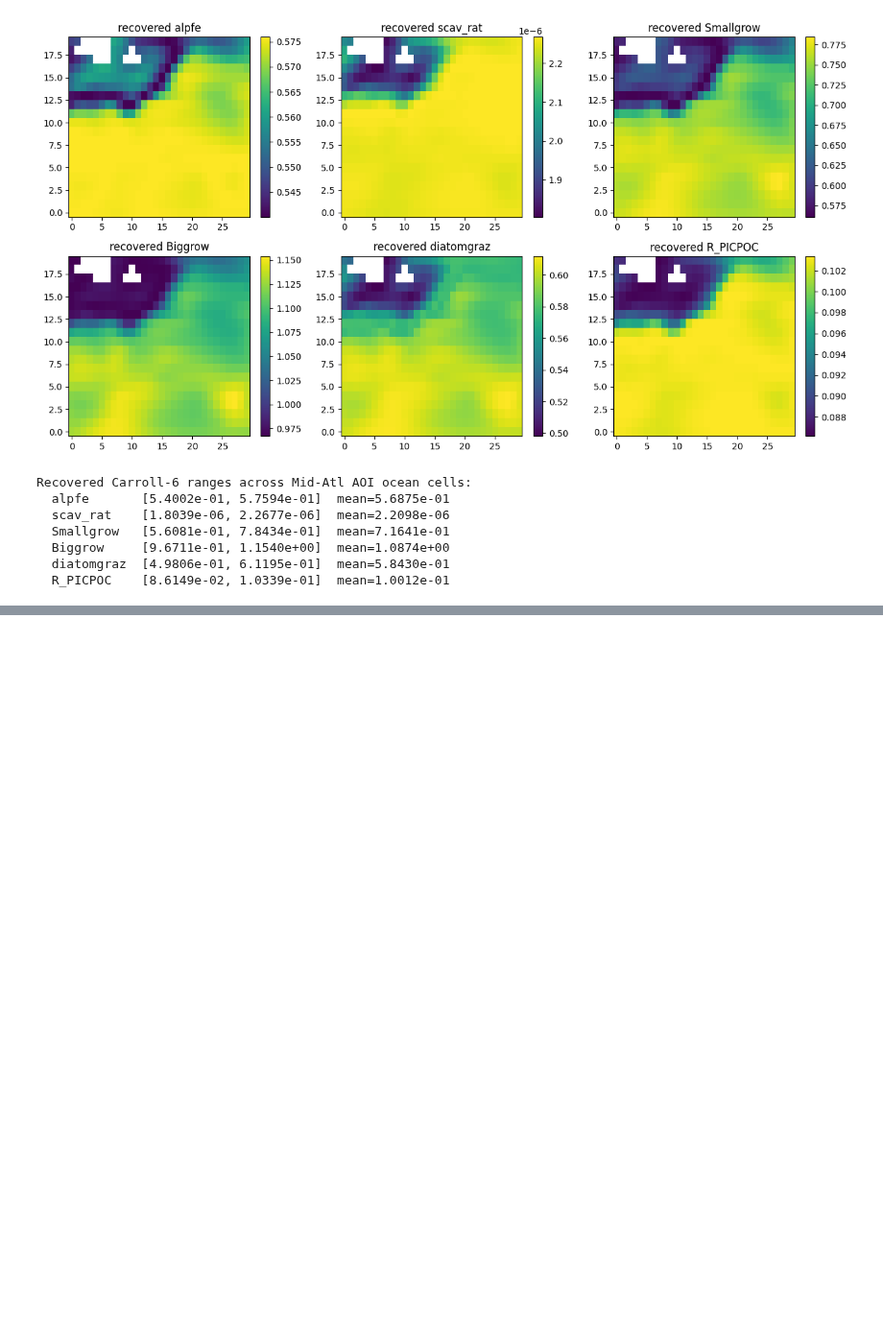
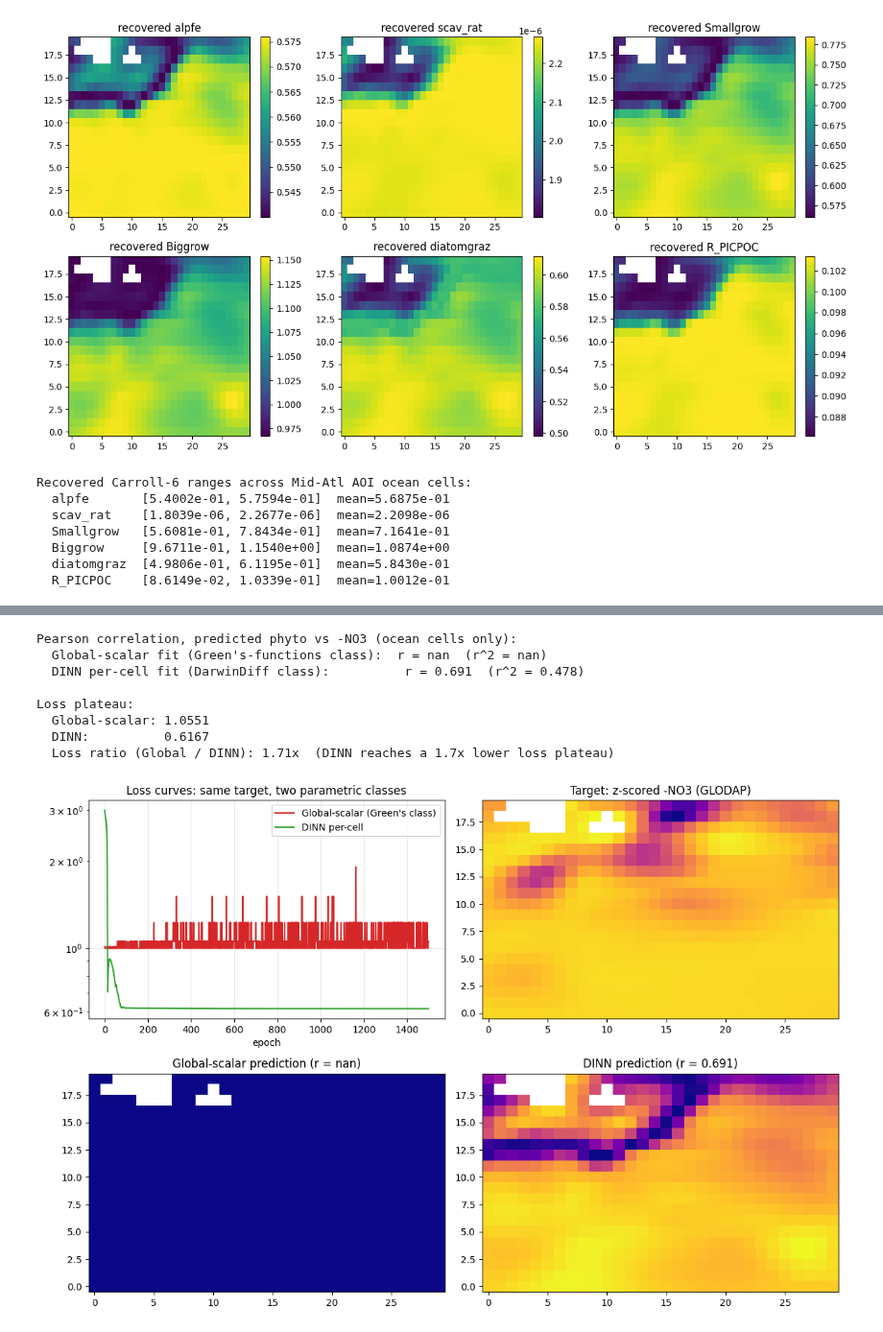
Before and after one commit to 2imi9/ECCO-DarwinDiff, a Jupyter notebook: notebooks/09_real_data_glodap_pipeline.ipynb, the cells around one changed output, grey strips where cells are left out. Shown at 96% size. Drawn from its saved outputs; the diff is of its cells as text; code cells hidden in the pictures; blank space fills up the shorter version.

```diff
--- a/notebooks/09_real_data_glodap_pipeline.ipynb
+++ b/notebooks/09_real_data_glodap_pipeline.ipynb
@@ -317,3 +401,56 @@ Recovered Carroll-6 ranges across Mid-Atl AOI ocean cells:
+# %%
+# Final evaluations for both contestants on the same target.
+with torch.no_grad():
+    state_g = state0_dev
+    for _ in range(n_steps):
+        state_g = carroll6_step(state_g, bounded_params(theta_global, bounds_dev), dt)
+    phyto_global = (state_g[1] + state_g[2]).cpu()
+
+phyto_g_ocean = phyto_global[mask]
+phyto_g_z = (phyto_global - phyto_g_ocean.mean()) / phyto_g_ocean.std().clamp(min=1e-6)
+phyto_g_plot = np.where(ocean_mask, phyto_g_z.numpy(), np.nan)
+
+# Pearson correlation for global-scalar fit.
+pred_g_flat = phyto_g_plot[ocean_mask]
+target_flat = target_plot[ocean_mask]
+corr_global = np.corrcoef(pred_g_flat, target_flat)[0, 1]
+
+print(f"Pearson correlation, predicted phyto vs -NO3 (ocean cells only):")
+print(f"  Global-scalar fit (Green's-functions class):  r = {corr_global:.3f}  (r^2 = {corr_global**2:.3f})")
+print(f"  DINN per-cell fit (DarwinDiff class):          r = {corr:.3f}  (r^2 = {corr**2:.3f})")
+print()
+print(f"Loss plateau:")
+print(f"  Global-scalar: {losses_global[-1]:.4f}")
+print(f"  DINN:          {losses[-1]:.4f}")
+ratio = losses_global[-1] / max(losses[-1], 1e-12)
+print(f"  Loss ratio (Global / DINN): {ratio:.2f}x  (DINN reaches a {ratio:.1f}x lower loss plateau)")
+
+fig, axes = plt.subplots(2, 2, figsize=(12, 8))
+axes[0, 0].semilogy(losses_global, label="Global-scalar (Green's class)", color="tab:red")
+axes[0, 0].semilogy(losses, label="DINN per-cell", color="tab:green")
+axes[0, 0].set_title("Loss curves: same target, two parametric classes")
+axes[0, 0].set_xlabel("epoch"); axes[0, 0].legend(); axes[0, 0].grid(alpha=0.3)
+
+axes[0, 1].imshow(target_plot, origin="lower", aspect="auto", cmap="plasma")
+axes[0, 1].set_title("Target: z-scored -NO3 (GLODAP)")
+
+axes[1, 0].imshow(phyto_g_plot, origin="lower", aspect="auto", cmap="plasma")
+axes[1, 0].set_title(f"Global-scalar prediction (r = {corr_global:.3f})")
+
+axes[1, 1].imshow(phyto_plot, origin="lower", aspect="auto", cmap="plasma")
+axes[1, 1].set_title(f"DINN prediction (r = {corr:.3f})")
+
+plt.tight_layout(); plt.show()
+# %% [output]
+Pearson correlation, predicted phyto vs -NO3 (ocean cells only):
+  Global-scalar fit (Green's-functions class):  r = nan  (r^2 = nan)
+  DINN per-cell fit (DarwinDiff class):          r = 0.691  (r^2 = 0.478)
+
+Loss plateau:
+  Global-scalar: 1.0551
+  DINN:          0.6167
+  Loss ratio (Global / DINN): 1.71x  (DINN reaches a 1.7x lower loss plateau)
+[figure, added]
 # %% [markdown]
 ## What this notebook demonstrates — and what it doesn't
 
```
Also changed, not shown: parts of 5 cells of this notebook.
